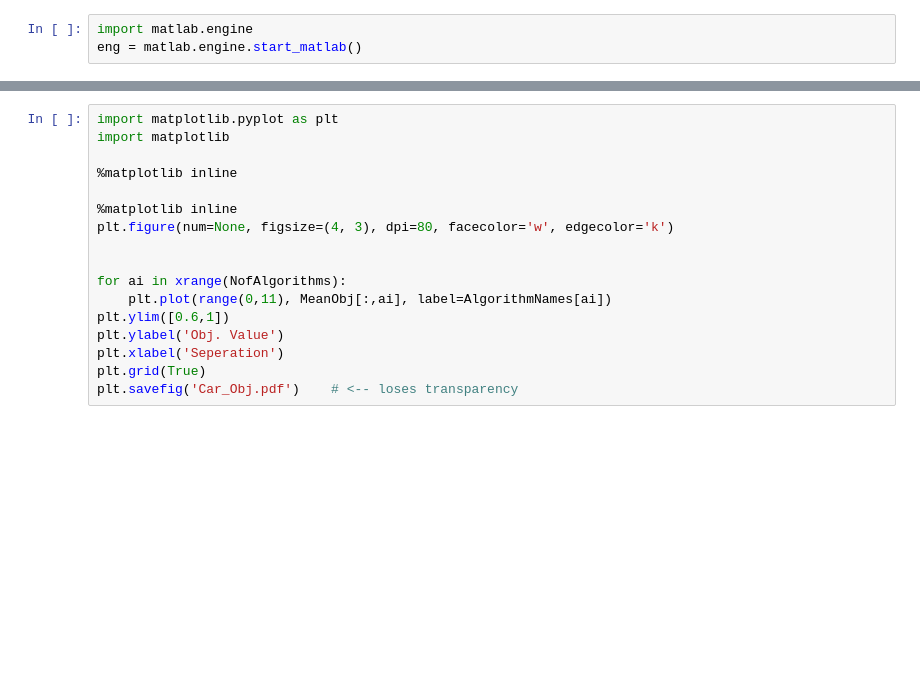
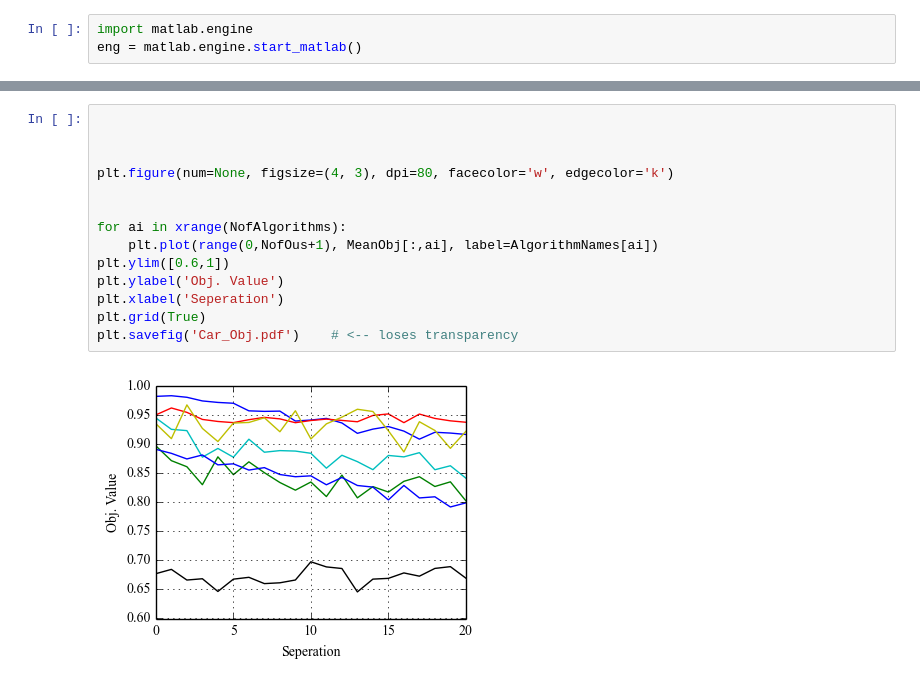
Before and after one commit to zzhang1987/HyperGraphMatchingBP, a Jupyter notebook: demoCarHyper.ipynb, the cells around one changed output, grey strips where cells are left out. Saved outputs shown, nothing was run; the diff lists cells and outputs as text; blank space fills up the shorter version.

```diff
--- a/demoCarHyper.ipynb
+++ b/demoCarHyper.ipynb
@@ -180,18 +222,17 @@ plt.savefig('Car_ACC.pdf')    # <-- loses transparency
 # %%
-import matplotlib.pyplot as plt
-import matplotlib
 
-%matplotlib inline
 
-%matplotlib inline
+
 plt.figure(num=None, figsize=(4, 3), dpi=80, facecolor='w', edgecolor='k')
 
 
 for ai in xrange(NofAlgorithms):
-    plt.plot(range(0,11), MeanObj[:,ai], label=AlgorithmNames[ai])
+    plt.plot(range(0,NofOus+1), MeanObj[:,ai], label=AlgorithmNames[ai])
 plt.ylim([0.6,1])
 plt.ylabel('Obj. Value')
 plt.xlabel('Seperation')
 plt.grid(True)
 plt.savefig('Car_Obj.pdf')    # <-- loses transparency
+# %% [output]
+[figure, added]
 # %%
```
Also changed, not shown: parts of 3 cells of this notebook, 4 other files.
